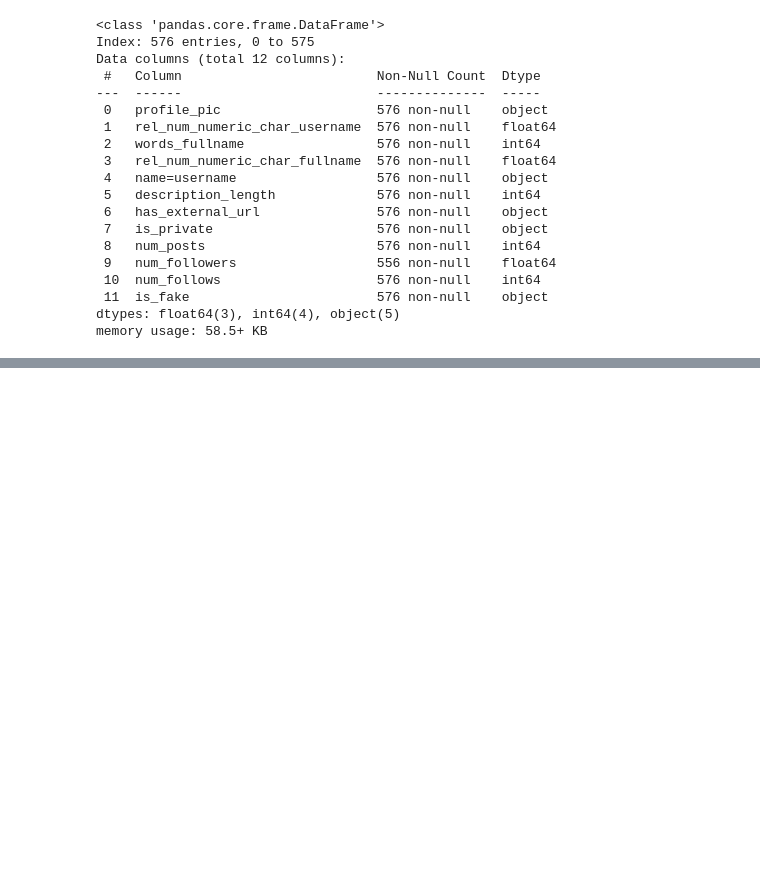
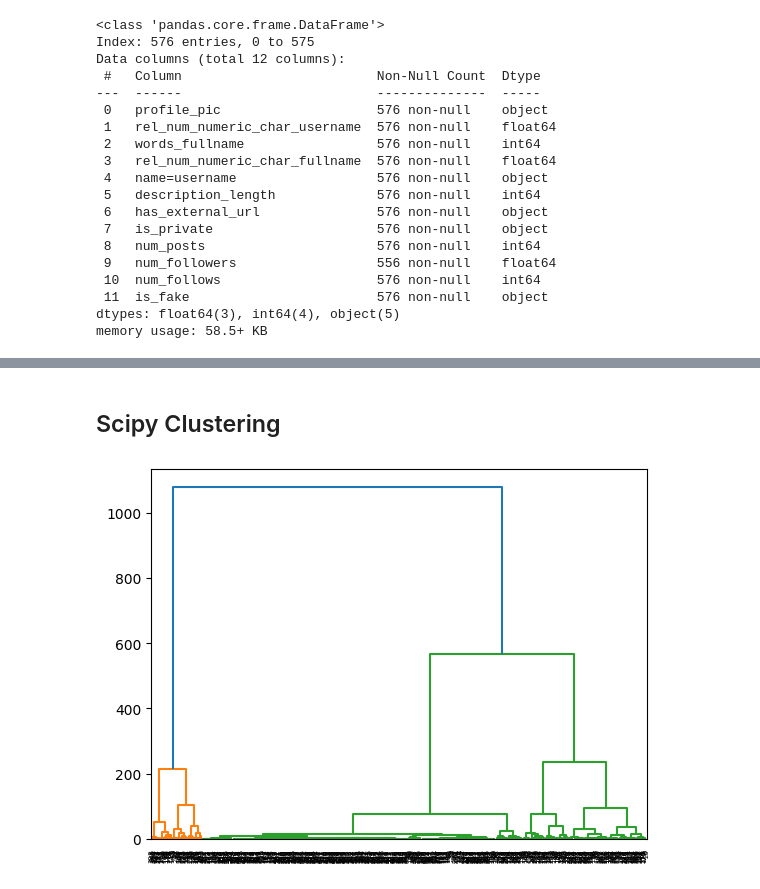
Before and after one commit to linda3101/Data-Science-UE, a Jupyter notebook: lection_02b.ipynb, the cells around one changed output, grey strips where cells are left out. Cells and saved outputs as stored; diff of their text form; code cells hidden in the pictures; blank space fills up the shorter version.

Commit message:
clustering

```diff
--- a/lection_02b.ipynb
+++ b/lection_02b.ipynb
@@ -46,0 +90,2 @@ y = data[targets]
+# %%
+kmeans_engine.fit_predict(x)
@@ -46,0 +112,4 @@ y = data[targets]
+# %%
+hierarchical_engine = AgglomerativeClustering(n_clusters=3)
+# %%
+hierarchical_engine.fit_predict(x)
@@ -46,0 +134,2 @@ y = data[targets]
+# %% [markdown]
+## Scipy Clustering
@@ -46,0 +139,7 @@ y = data[targets]
+# %%
+distances = hierarchy.linkage(x, method="ward")
+# %%
+hierarchy.dendrogram(distances)
+ppl.show()
+# %% [output]
+[figure, added]
```
Also changed, not shown: parts of 12 cells of this notebook.
